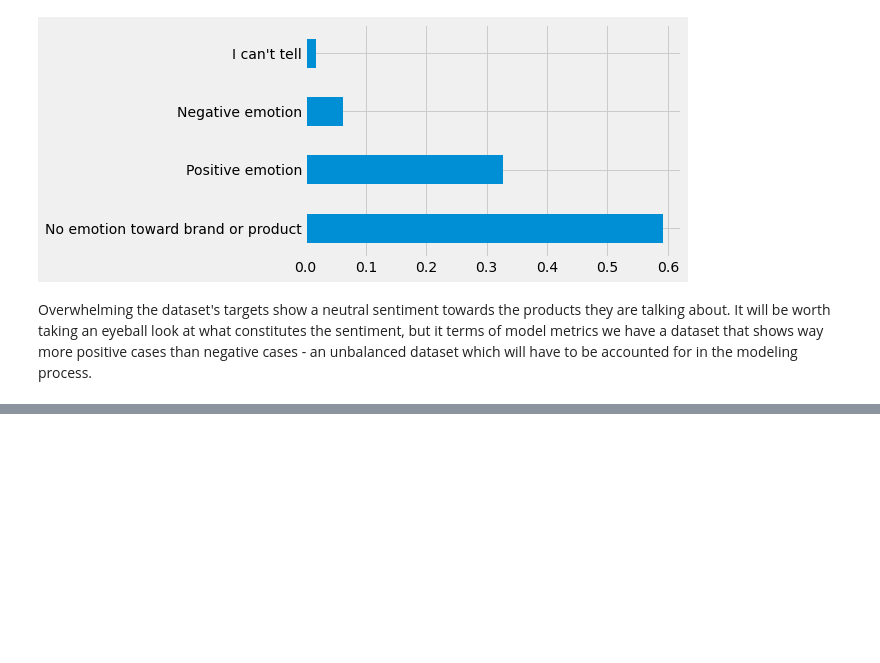
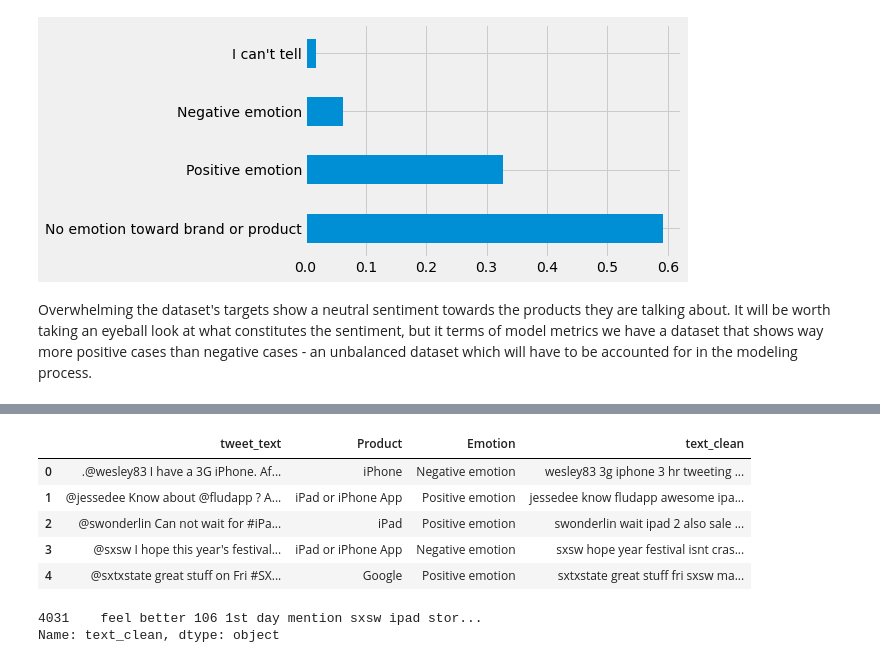
Before and after one commit to seanisthegood/Twitter_Sentiment_Project, a Jupyter notebook: Untitled.ipynb, the cells around one changed output, grey strips where cells are left out. Saved outputs shown, nothing was run; the diff lists cells and outputs as text; code cells hidden in the pictures; blank space fills up the shorter version.

```diff
--- a/Untitled.ipynb
+++ b/Untitled.ipynb
@@ -145,0 +355,37 @@ Dear #SXSW goer... Please look up from your fucking iPhone when walking the hall
+# %%
+'''
+Preprocess a string.
+:parameter
+    :param text: string - name of column containing text
+    :param lst_stopwords: list - list of stopwords to remove
+    :param flg_stemm: bool - whether stemming is to be applied
+    :param flg_lemm: bool - whether lemmitisation is to be applied
+:return
+    cleaned text
+'''
+def utils_preprocess_text(text, flg_stemm=False, flg_lemm=True, lst_stopwords=None):
+    ## clean (convert to lowercase and remove punctuations and   characters and then strip)
+
+
+    text = re.sub(r'[^\w\s]', '', str(text).lower().strip())
+
+    ## Tokenize (convert from string to list)
+    lst_text = text.split()
+    ## remove Stopwords
+    if lst_stopwords is not None:
+        lst_text = [word for word in lst_text if word not in
+                    lst_stopwords]
+
+    ## Stemming (remove -ing, -ly, ...)
+    if flg_stemm == True:
+        ps = nltk.stem.porter.PorterStemmer()
+        lst_text = [ps.stem(word) for word in lst_text]
+
+    ## Lemmatisation (convert the word into root word)
+    if flg_lemm == True:
+        lem = nltk.stem.wordnet.WordNetLemmatizer()
+        lst_text = [lem.lemmatize(word) for word in lst_text]
+
+    ## back to string from list
+    text = " ".join(lst_text)
+    return text
@@ -145,0 +394,3 @@ Dear #SXSW goer... Please look up from your fucking iPhone when walking the hall
+# %%
+lst_stopwords = nltk.corpus.stopwords.words("english")
+lst_stopwords
@@ -145,0 +437,17 @@ Dear #SXSW goer... Please look up from your fucking iPhone when walking the hall
+# %%
+data["text_clean"] = data["tweet_text"].apply(lambda x:
+          utils_preprocess_text(x, flg_stemm=False, flg_lemm=True,
+          lst_stopwords=lst_stopwords))
+data.head()
+# %% [output]
+|  | tweet_text | Product | Emotion | text_clean |
+| 0 | .@wesley83 I have a 3G iPhone. Af... | iPhone | Negative emotion | wesley83 3g iphone 3 hr tweeting ... |
+| 1 | @jessedee Know about @fludapp ? A... | iPad or iPhone App | Positive emotion | jessedee know fludapp awesome ipa... |
+| 2 | @swonderlin Can not wait for #iPa... | iPad | Positive emotion | swonderlin wait ipad 2 also sale ... |
+| 3 | @sxsw I hope this year's festival... | iPad or iPhone App | Negative emotion | sxsw hope year festival isnt cras... |
+| 4 | @sxtxstate great stuff on Fri #SX... | Google | Positive emotion | sxtxstate great stuff fri sxsw ma... |
+# %%
+data['text_clean'].sample()
+# %% [output]
+4031    feel better 106 1st day mention sxsw ipad stor...
+Name: text_clean, dtype: object
```
Also changed, not shown: parts of 84 cells of this notebook, 21 other files.
